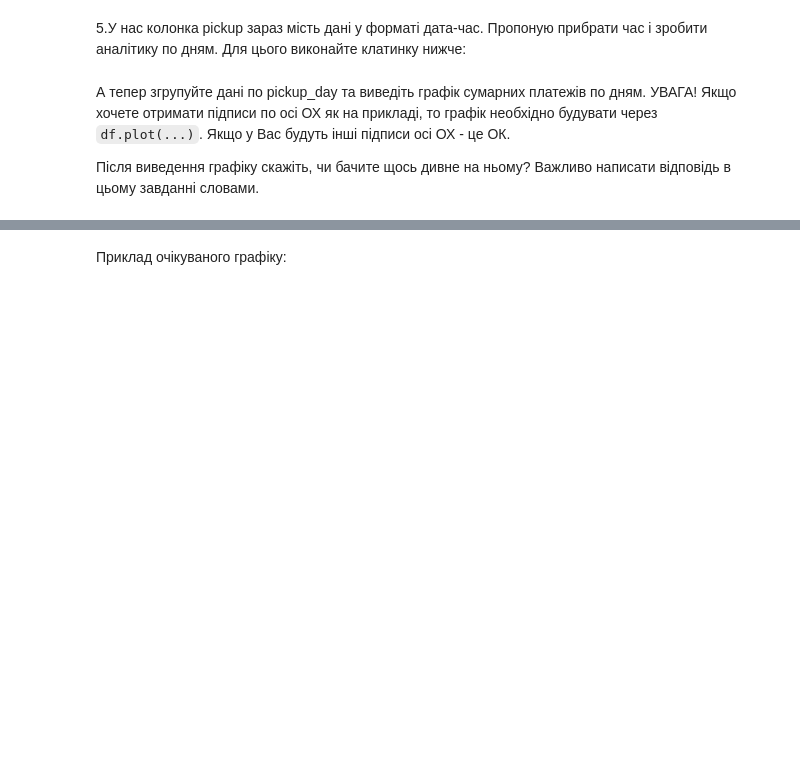
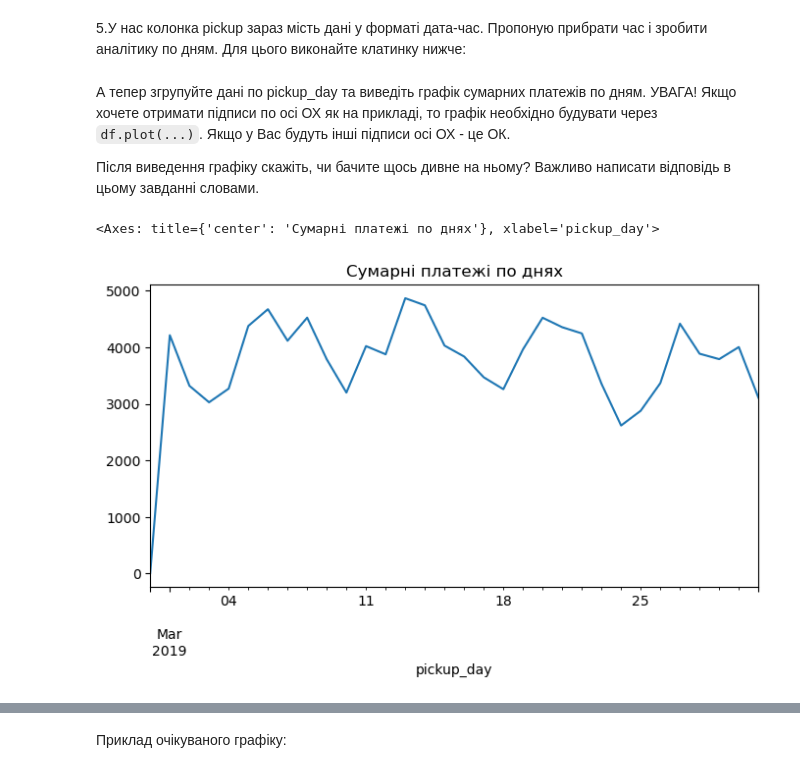
Before and after one commit to OlenaBabko/DataAnalytics_DataLovesAcademy, a Jupyter notebook: modul_11_additional/Additional_hw_5_Data_visualizations.ipynb, the cells around one changed output, grey strips where cells are left out. Cells and saved outputs as stored; diff of their text form; code cells hidden in the pictures; blank space fills up the shorter version.

Commit message:
additional hw 5 - data visualization (tasks 3-6)

```diff
--- a/modul_11_additional/Additional_hw_5_Data_visualizations.ipynb
+++ b/modul_11_additional/Additional_hw_5_Data_visualizations.ipynb
@@ -151,6 +163,10 @@ df_taxi[df_taxi['payment'].isna()].head(15)
 Створіть набір даних `df_taxi_clean`, який містить дані `df_taxi` із заповненими пропущеними значеннями у всіх колонках (де ті значення відсутні) значенням `NA`.
 
 **УВАГА!** Надалі в роботі треба використовувати `df_taxi_clean`, ми ж його і створили для того, аби далі ним користуватись :)
+# %%
+# заповнити пропущені значення рядком "NA"
+
+df_taxi_clean = df_taxi.fillna("NA")
 # %% [markdown]
 Після виконання завдання запустіть наступну клітинку:
 # %%
@@ -164,3 +198,10 @@ df_taxi_clean.isna().sum()
 Якщо у Вас при завантаженні набору даних колонка `pickup`- вже в форматі `datetime64[ns]` - можете пропустити це завдання, або спробувати все ж таки написат функцію для трансформації.
 
 Результат перетворення збережіть в тій самій колонці `pickup`.
+# %%
+# якщо  щось криве - не зламається а стане NaT
+
+df_taxi_clean["pickup"] = pd.to_datetime(
+    df_taxi_clean["pickup"],
+    errors="coerce"
+)
@@ -180,3 +234,14 @@ df_taxi_clean['pickup_day'] = df_taxi_clean.pickup.dt.floor('d')
 А тепер згрупуйте дані по pickup_day та виведіть графік сумарних платежів по дням. УВАГА! Якщо хочете отримати підписи по осі ОХ як на прикладі, то графік необхідно будувати через `df.plot(...)`. Якщо у Вас будуть інші підписи осі ОХ - це ОК.
 
 Після виведення графіку скажіть, чи бачите щось дивне на ньому? Важливо написати відповідь в цьому завданні словами.
+# %%
+# сумарні платежі по дням
+
+daily_total = df_taxi_clean.groupby("pickup_day")["total"].sum()
+# %%
+# графік "Сумарні платежі по днях"
+
+daily_total.plot(figsize=(8, 4), title="Сумарні платежі по днях")
+# %% [output]
+<Axes: title={'center': 'Сумарні платежі по днях'}, xlabel='pickup_day'>
+[figure, added]
```
Also changed, not shown: parts of 11 cells of this notebook.
